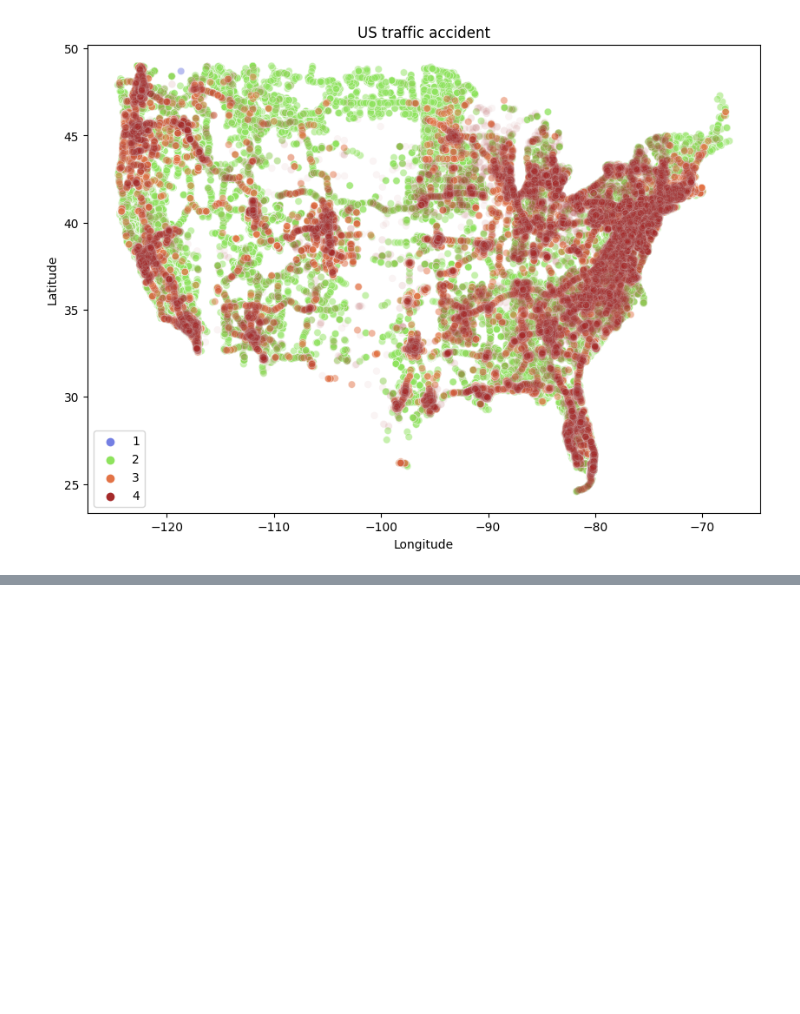
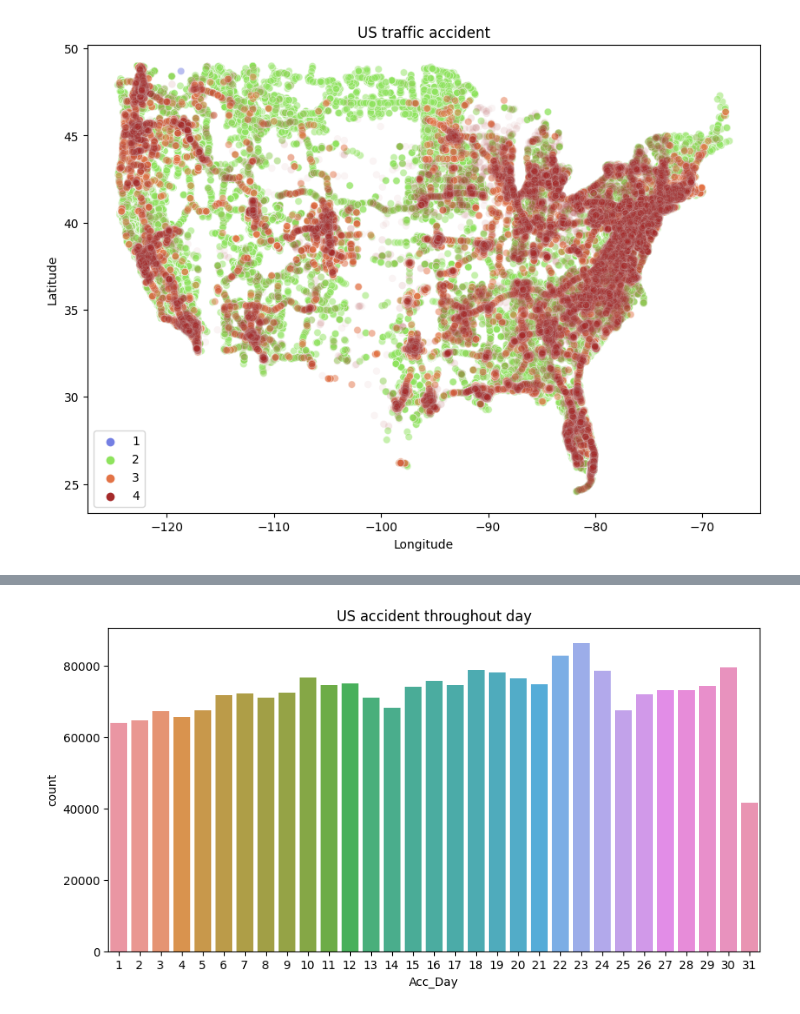
Before and after one commit to leekyungshin/section2_project, a Jupyter notebook: section2_project.ipynb, the cells around one changed output, grey strips where cells are left out. Saved outputs shown, nothing was run; the diff lists cells and outputs as text; code cells hidden in the pictures; blank space fills up the shorter version.

```diff
--- a/section2_project.ipynb
+++ b/section2_project.ipynb
@@ -358,0 +364,9 @@ plt.show()
+# %%
+plt.figure(figsize=(10,5))
+sns.countplot(x=df['Acc_Day'], data=df)
+plt.title('US accident throughout day')
+plt.show()
+
+#31일로 확대한 사고 -> 31일이 적은건 31일은 두달에 한번 있기 때문인걸로 보임
+# %% [output]
+[figure, added]
```
Also changed, not shown: parts of 47 cells of this notebook.
